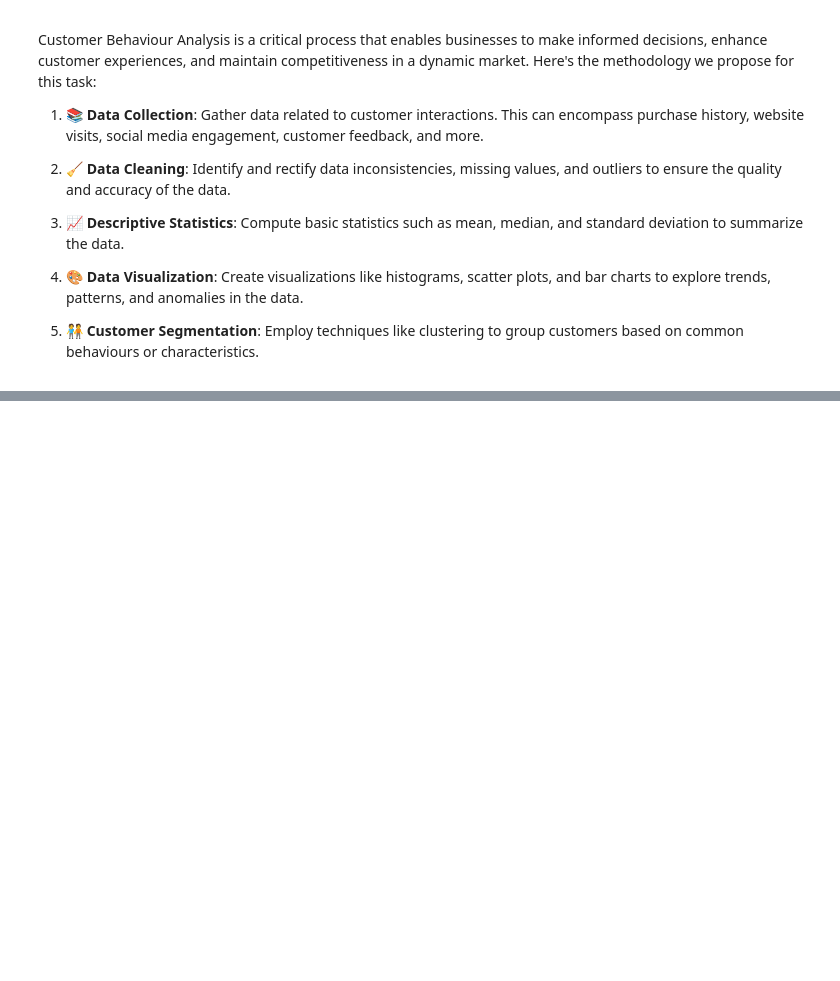
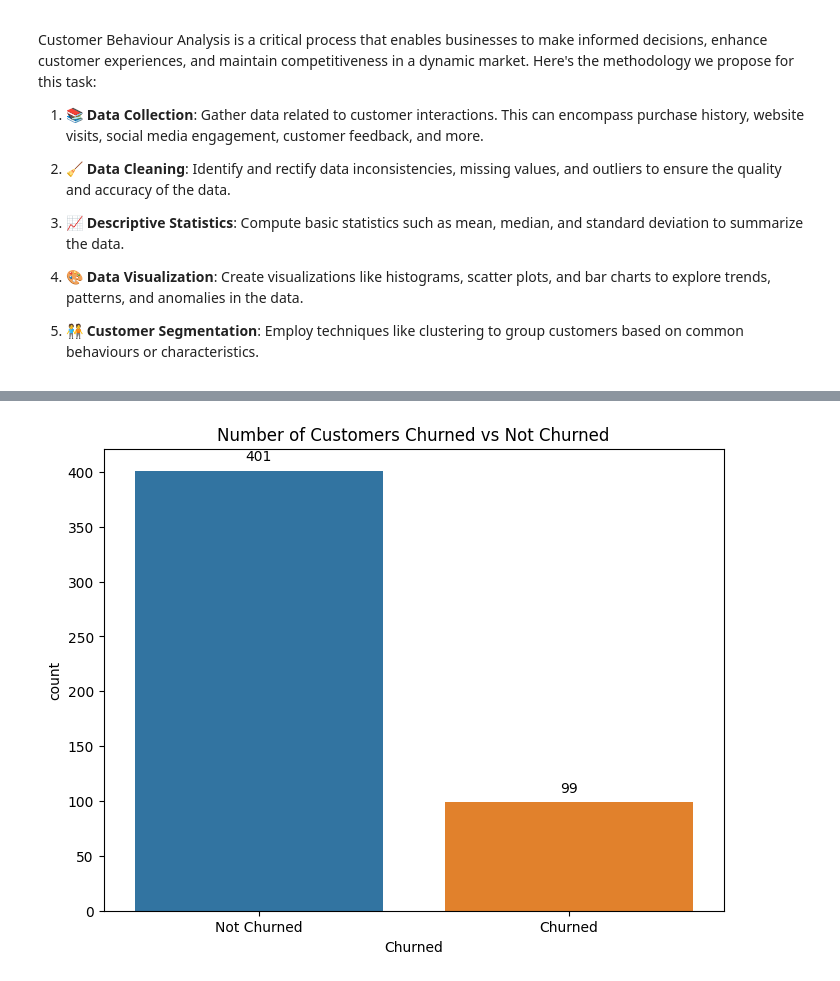
Before and after one commit to Mfundo-debug/CustomerBehaviourAnalysis, a Jupyter notebook: EDA.ipynb, the cells around one changed output, grey strips where cells are left out. Saved outputs shown, nothing was run; the diff lists cells and outputs as text; code cells hidden in the pictures; blank space fills up the shorter version.

```diff
--- a/EDA.ipynb
+++ b/EDA.ipynb
@@ -45,0 +206,20 @@ Customer Behaviour Analysis is a critical process that enables businesses to mak
+# %%
+dataset['CLV'] = (dataset['Total_Purchases'] * dataset['Total_Pages_Viewed']) / dataset['Age']
+dataset['Segment'] = pd.cut(dataset['CLV'], bins=[1, 2.5, 5, float('inf')], labels=['Low', 'Medium', 'High'])
+
+segment_counts = dataset['Segment'].value_counts().reset_index()
+segment_counts.columns = ['Segment', 'Count']
+fig = px.pie(segment_counts, values='Count', names='Segment', title='Customer Lifetime Value Segmentation')
+fig.update_traces(textposition='inside', textinfo='percent+label')
+fig.show()
+# %%
+dataset['CLV'] = (dataset['Total_Purchases'] * dataset['Total_Pages_Viewed']) / dataset['Age']
+dataset['Segment'] = pd.cut(dataset['CLV'], bins=[1, 2.5, 5, float('inf')], labels=['Low', 'Medium', 'High'])
+
+segment_counts = dataset['Segment'].value_counts().reset_index()
+segment_counts.columns = ['Segment', 'Count']
+colors = ['red','green','blue']
+fig = px.bar(segment_counts, y='Count', x='Segment',color=colors, title='Customer Lifetime Value Segmentation')
+fig.update_xaxes(title='Segment')
+fig.update_yaxes(title='Count')
+fig.show()
@@ -45,0 +247,21 @@ Customer Behaviour Analysis is a critical process that enables businesses to mak
+# %%
+dataset['Churned'] = dataset['Total_Purchases'].apply(lambda x: 1 if x == 0 else 0)
+churned_counts = dataset['Churned'].value_counts().reset_index()
+churned_counts.columns = ['Churned', 'Count']
+fig = px.pie(churned_counts, values='Count', names='Churned', title='Churned vs Not Churned')
+fig.update_traces(textposition='inside', textinfo='percent+label')
+fig.show()
+# %%
+plt.figure(figsize=(8, 6))
+ax = sns.countplot(x='Churned', data=dataset)
+plt.title('Number of Customers Churned vs Not Churned')
+for p in ax.patches:
+    ax.annotate(format(p.get_height(), '.0f'),
+                (p.get_x() + p.get_width() / 2., p.get_height()),
+                ha = 'center', va = 'center',
+                xytext = (0, 10),
+                textcoords = 'offset points')
+ax.set_xticklabels(['Not Churned', 'Churned'])
+plt.show()
+# %% [output]
+[figure, added]
```
Also changed, not shown: parts of 22 cells of this notebook.
